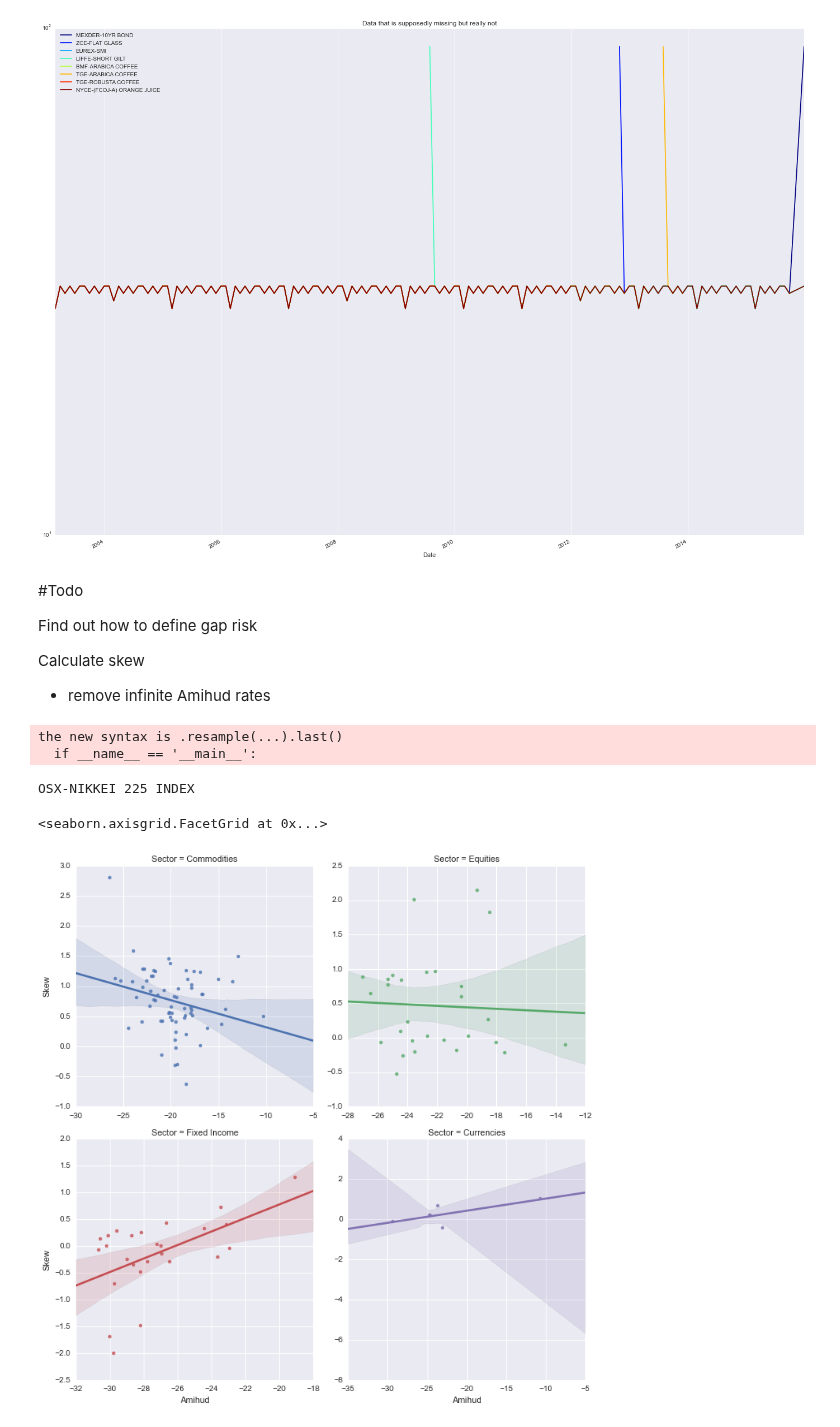
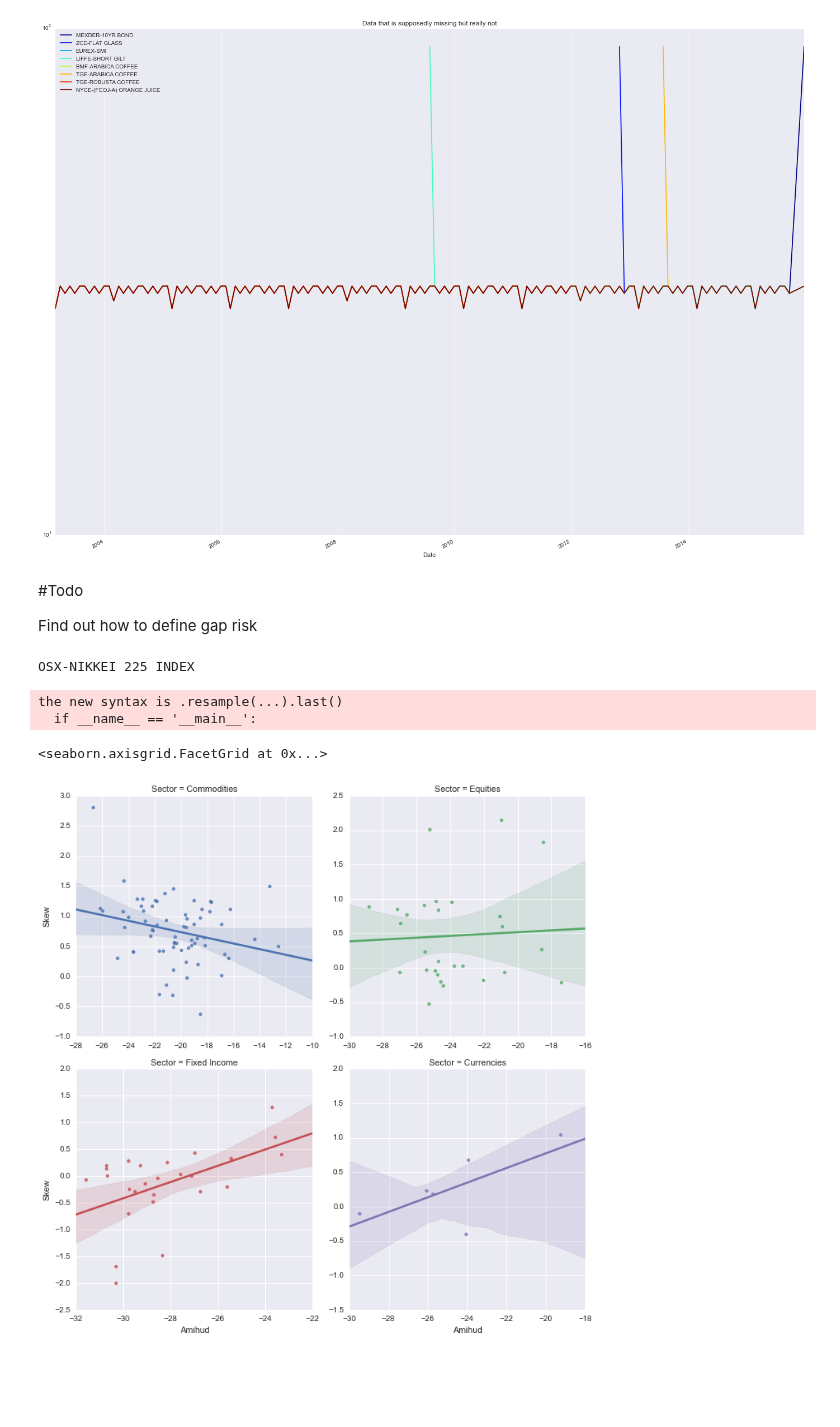
Before and after one commit to mrefermat/FinancePhD, a Jupyter notebook: LiquidityMomentum/Amihud and Market Properties.ipynb, the cells around one changed output. Drawn from its saved outputs; the diff is of its cells as text; code cells hidden in the pictures; blank space fills up the shorter version.

Commit message:
New Charts

```diff
--- a/LiquidityMomentum/Amihud and Market Properties.ipynb
+++ b/LiquidityMomentum/Amihud and Market Properties.ipynb
@@ -134,31 +134,26 @@ dd[:'2016'].plot(colormap='jet',logy=True,title='Data that is supposedly missing
 
 
 Find out how to define gap risk
-
-Calculate skew
-  - remove infinite Amihud rates
-# %%
-sk=cleansed.resample(rule='m',how='last').skew()
-# %% [output]
-the new syntax is .resample(...).last()
-  if __name__ == '__main__':
 # %%
+sk=cleansed.resample(rule='m',how='last').skew()
 contract_size =load_maps()
 sector_map=contract_size.to_dict()['Sector']
 compare =pd.DataFrame()
 compare['Skew']=sk
 s=pd.Series()
 for i in sk.index:
     try:
         s[i]=sector_map[i]
     except:
         print i
 compare['Sector']=s
-compare['Amihud']=np.log(amihud.mean())
+compare['Amihud']=np.log(amihud.median())
 compare=compare.dropna()
 sns.lmplot(x='Amihud',fit_reg=True,y='Skew',hue='Sector',sharey=False,sharex=False,
            col='Sector',col_wrap=2,data=compare)
 # %% [output]
 OSX-NIKKEI 225 INDEX
-<seaborn.axisgrid.FacetGrid at 0x...>
+the new syntax is .resample(...).last()
+  if __name__ == '__main__':
+<seaborn.axisgrid.FacetGrid at 0x...>
-[figure, old version]
+[figure, new version]
```
Also changed, not shown: parts of 3 cells of this notebook.
